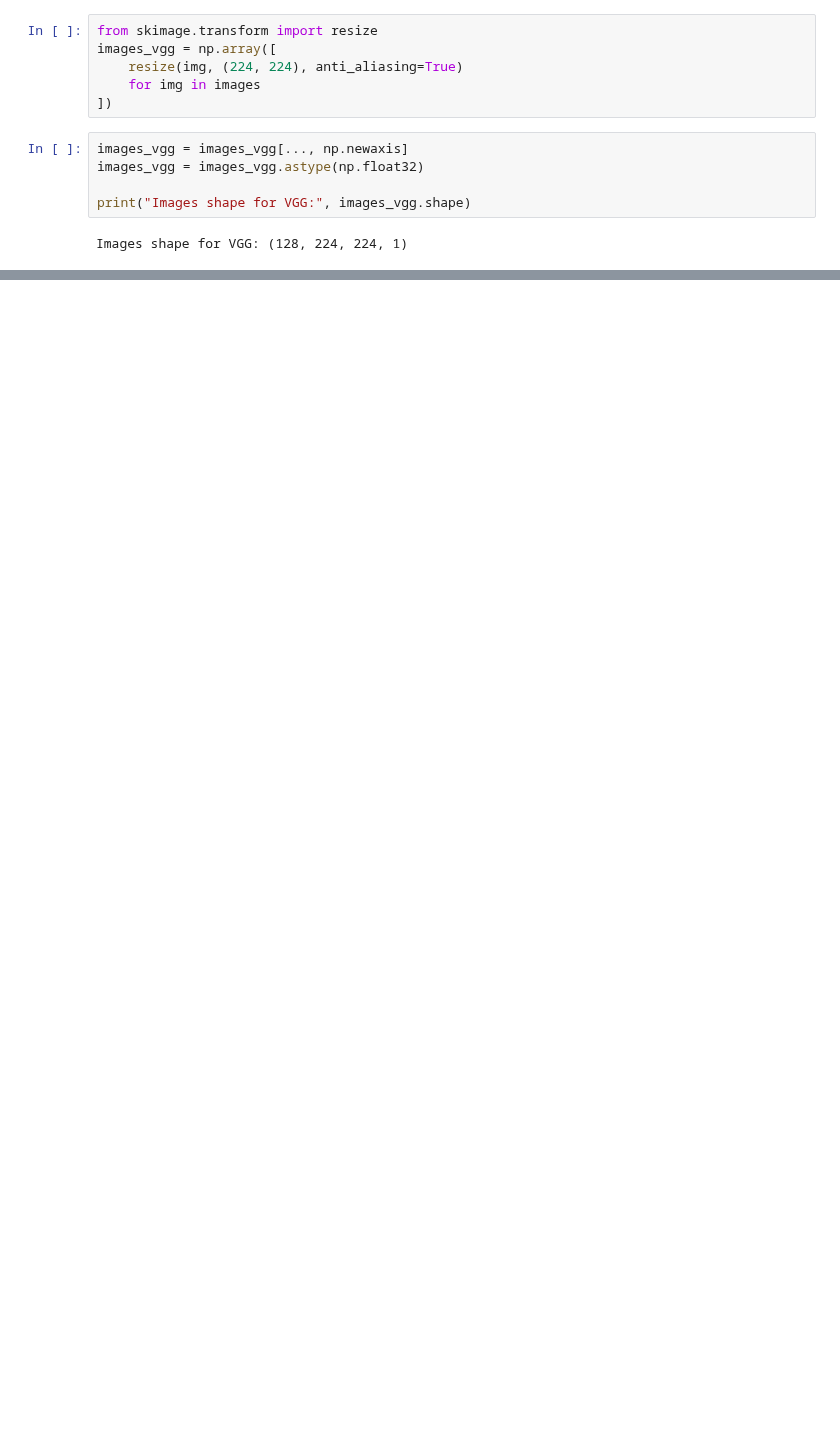
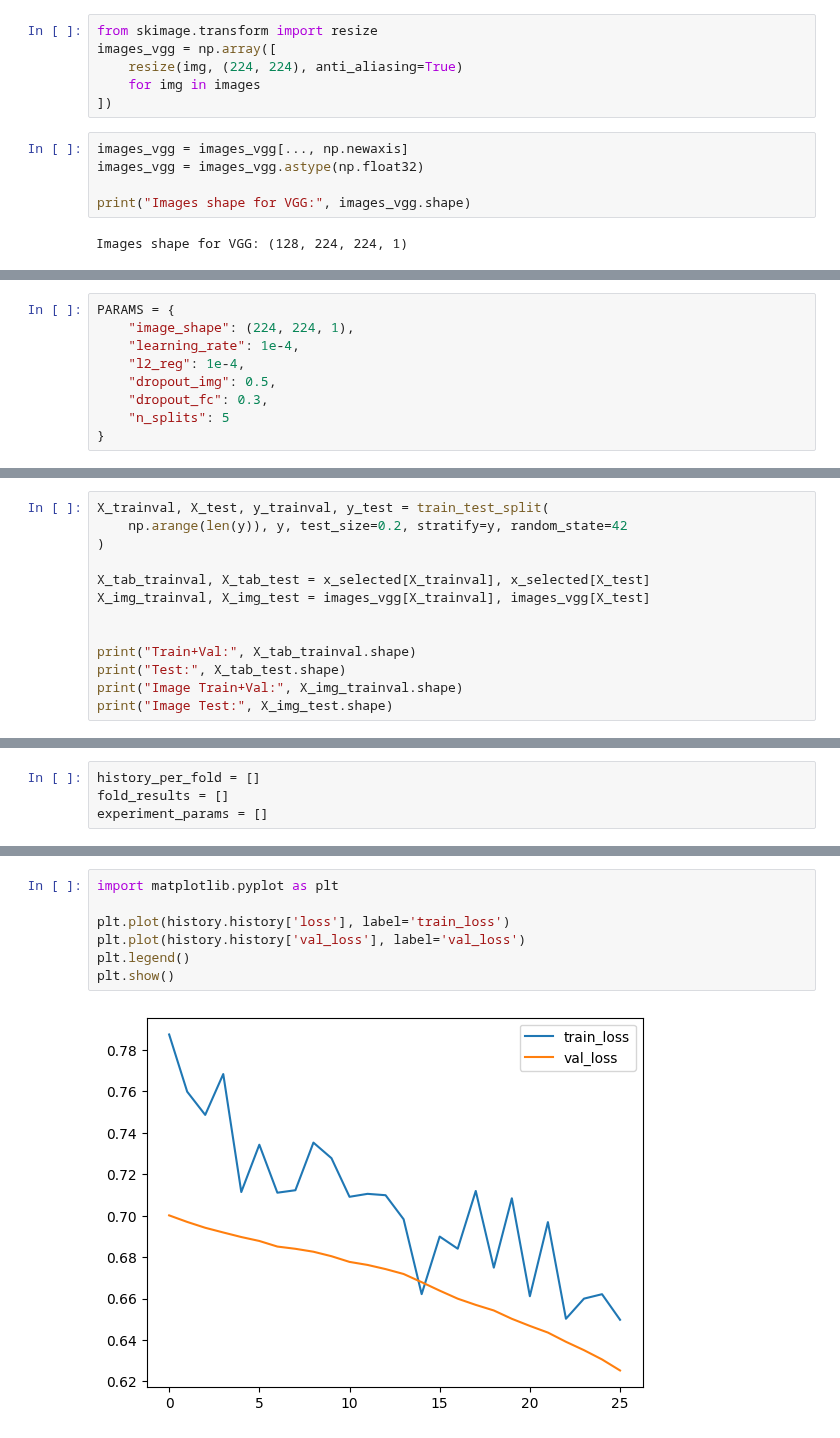
Before and after one commit to wesalmagdi/Ultrasound-Based-Classification-of-Uterine-Abnormalities, a Jupyter notebook: vgg16.ipynb, the cells around one changed output, grey strips where cells are left out. Saved outputs shown, nothing was run; the diff lists cells and outputs as text; blank space fills up the shorter version.

```diff
--- a/vgg16.ipynb
+++ b/vgg16.ipynb
@@ -300,0 +307,9 @@ Images shape for VGG: (128, 224, 224, 1)
+# %%
+PARAMS = {
+    "image_shape": (224, 224, 1),
+    "learning_rate": 1e-4,
+    "l2_reg": 1e-4,
+    "dropout_img": 0.5,
+    "dropout_fc": 0.3,
+    "n_splits": 5
+}
@@ -300,0 +404,13 @@ Images shape for VGG: (128, 224, 224, 1)
+# %%
+X_trainval, X_test, y_trainval, y_test = train_test_split(
+    np.arange(len(y)), y, test_size=0.2, stratify=y, random_state=42
+)
+
+X_tab_trainval, X_tab_test = x_selected[X_trainval], x_selected[X_test]
+X_img_trainval, X_img_test = images_vgg[X_trainval], images_vgg[X_test]
+
+
+print("Train+Val:", X_tab_trainval.shape)
+print("Test:", X_tab_test.shape)
+print("Image Train+Val:", X_img_trainval.shape)
+print("Image Test:", X_img_test.shape)
@@ -300,0 +424,4 @@ Images shape for VGG: (128, 224, 224, 1)
+# %%
+history_per_fold = []
+fold_results = []
+experiment_params = []
@@ -300,0 +546,9 @@ Images shape for VGG: (128, 224, 224, 1)
+# %%
+import matplotlib.pyplot as plt
+
+plt.plot(history.history['loss'], label='train_loss')
+plt.plot(history.history['val_loss'], label='val_loss')
+plt.legend()
+plt.show()
+# %% [output]
+[figure, added]
```
Also changed, not shown: parts of 19 cells of this notebook.
